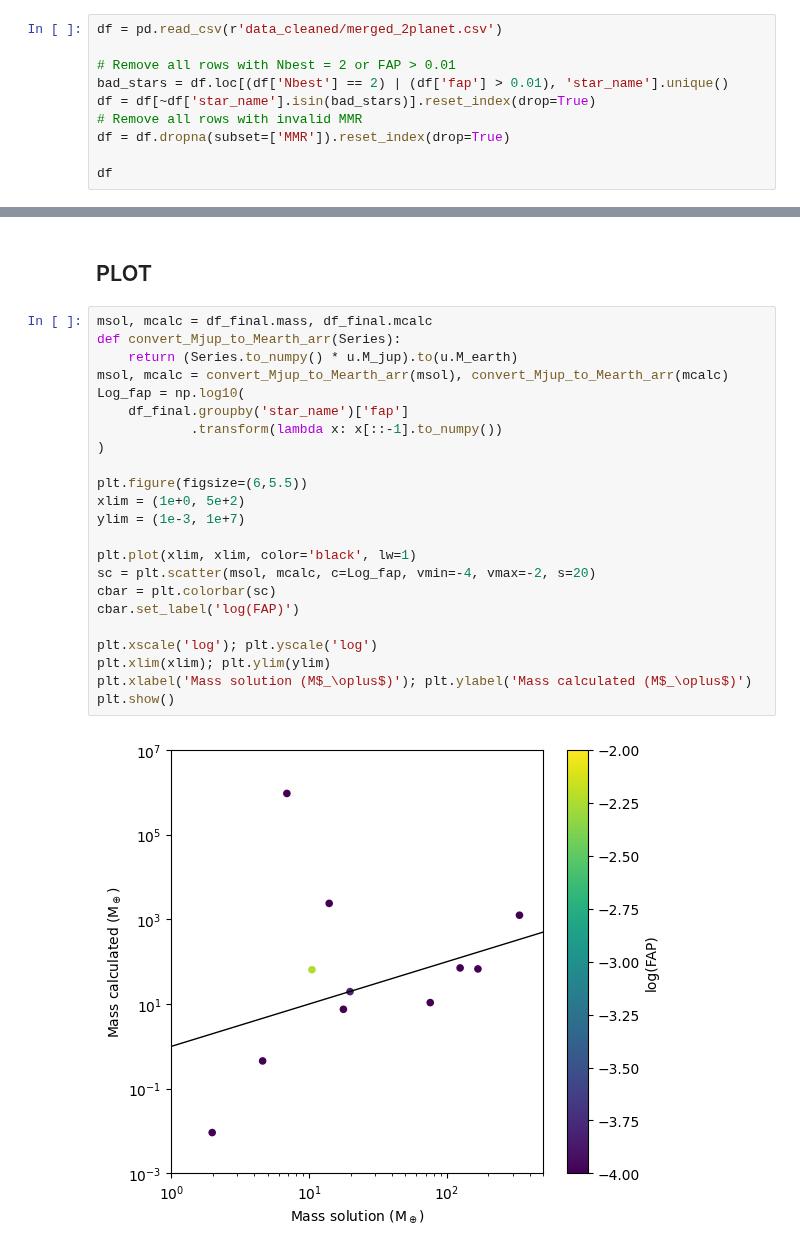
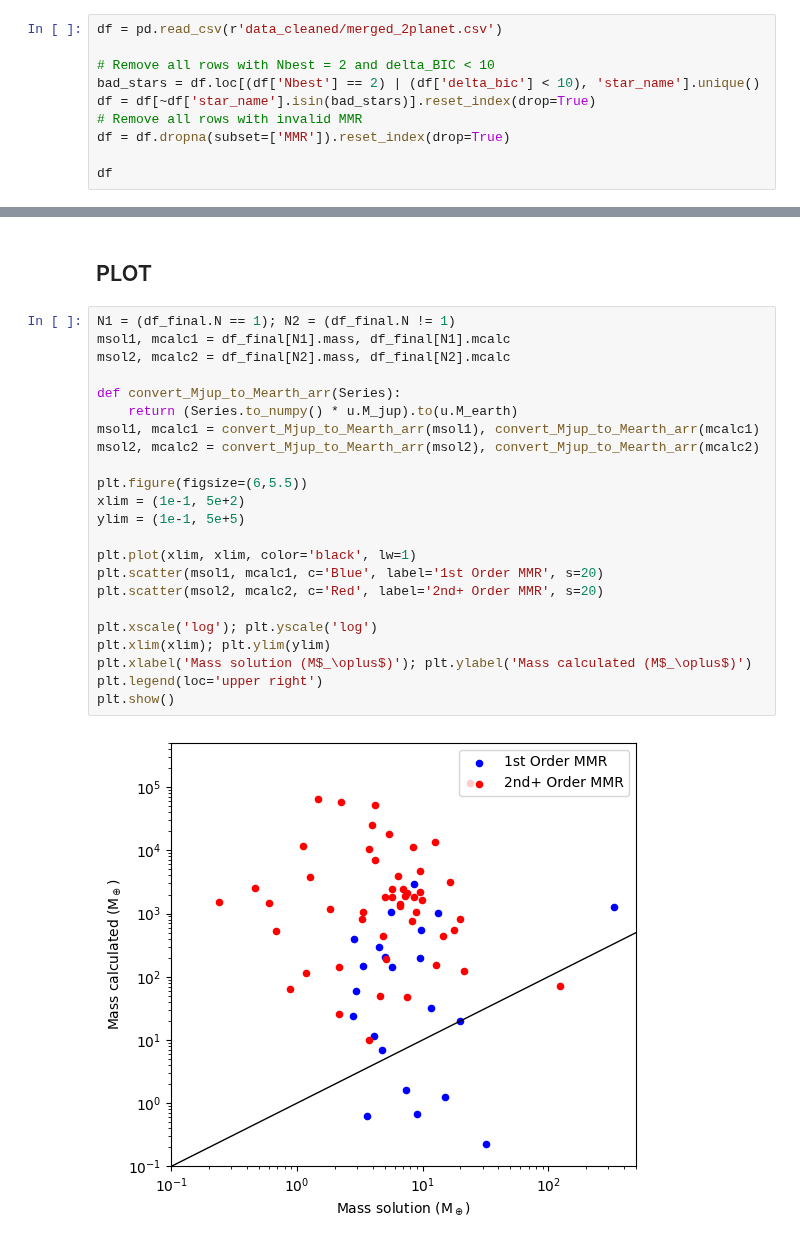
Before and after one commit to chatdanai-s/NATSUME, a Jupyter notebook: validation/Catalog_check/invert_realdata.ipynb, the cells around one changed output, grey strips where cells are left out. Drawn from its saved outputs; the diff is of its cells as text.

```diff
--- a/validation/Catalog_check/invert_realdata.ipynb
+++ b/validation/Catalog_check/invert_realdata.ipynb
@@ -25,8 +25,8 @@ import seaborn as sns
 # %%
 df = pd.read_csv(r'data_cleaned/merged_2planet.csv')
 
-# Remove all rows with Nbest = 2 or FAP > 0.01
-bad_stars = df.loc[(df['Nbest'] == 2) | (df['fap'] > 0.01), 'star_name'].unique()
+# Remove all rows with Nbest = 2 and delta_BIC < 10
+bad_stars = df.loc[(df['Nbest'] == 2) | (df['delta_bic'] < 10), 'star_name'].unique()
 df = df[~df['star_name'].isin(bad_stars)].reset_index(drop=True)
 # Remove all rows with invalid MMR
 df = df.dropna(subset=['MMR']).reset_index(drop=True)
@@ -147,27 +142,27 @@ df_final.head(3)
 # %% [markdown]
 ## PLOT
 # %%
-msol, mcalc = df_final.mass, df_final.mcalc
+N1 = (df_final.N == 1); N2 = (df_final.N != 1)
+msol1, mcalc1 = df_final[N1].mass, df_final[N1].mcalc
+msol2, mcalc2 = df_final[N2].mass, df_final[N2].mcalc
+
 def convert_Mjup_to_Mearth_arr(Series):
     return (Series.to_numpy() * u.M_jup).to(u.M_earth)
-msol, mcalc = convert_Mjup_to_Mearth_arr(msol), convert_Mjup_to_Mearth_arr(mcalc)
-Log_fap = np.log10(
-    df_final.groupby('star_name')['fap']
-            .transform(lambda x: x[::-1].to_numpy())
-)
+msol1, mcalc1 = convert_Mjup_to_Mearth_arr(msol1), convert_Mjup_to_Mearth_arr(mcalc1)
+msol2, mcalc2 = convert_Mjup_to_Mearth_arr(msol2), convert_Mjup_to_Mearth_arr(mcalc2)
 
 plt.figure(figsize=(6,5.5))
-xlim = (1e+0, 5e+2)
-ylim = (1e-3, 1e+7)
+xlim = (1e-1, 5e+2)
+ylim = (1e-1, 5e+5)
 
 plt.plot(xlim, xlim, color='black', lw=1)
-sc = plt.scatter(msol, mcalc, c=Log_fap, vmin=-4, vmax=-2, s=20)
-cbar = plt.colorbar(sc)
-cbar.set_label('log(FAP)')
+plt.scatter(msol1, mcalc1, c='Blue', label='1st Order MMR', s=20)
+plt.scatter(msol2, mcalc2, c='Red', label='2nd+ Order MMR', s=20)
 
 plt.xscale('log'); plt.yscale('log')
 plt.xlim(xlim); plt.ylim(ylim)
 plt.xlabel('Mass solution (M$_\oplus$)'); plt.ylabel('Mass calculated (M$_\oplus$)')
+plt.legend(loc='upper right')
 plt.show()
 # %% [output]
-[figure, old version]
+[figure, new version]
```
Also changed, not shown: parts of 3 cells of this notebook, 17 other files.
